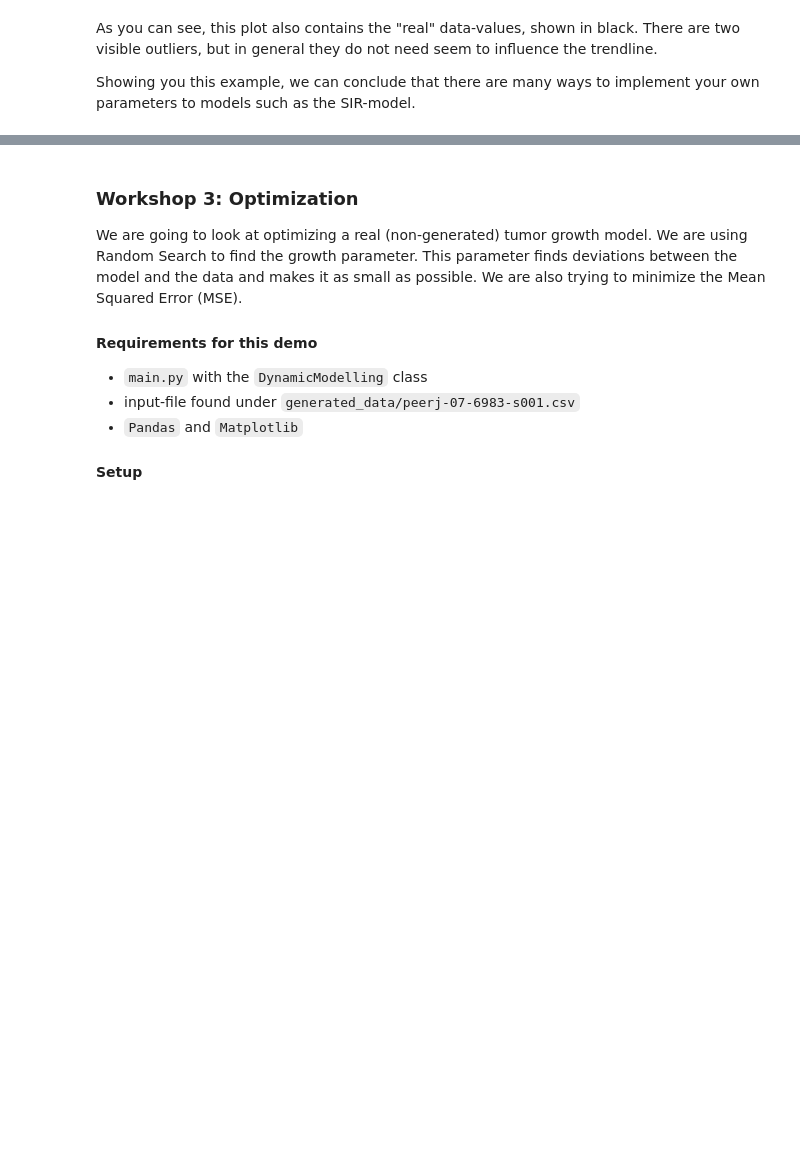
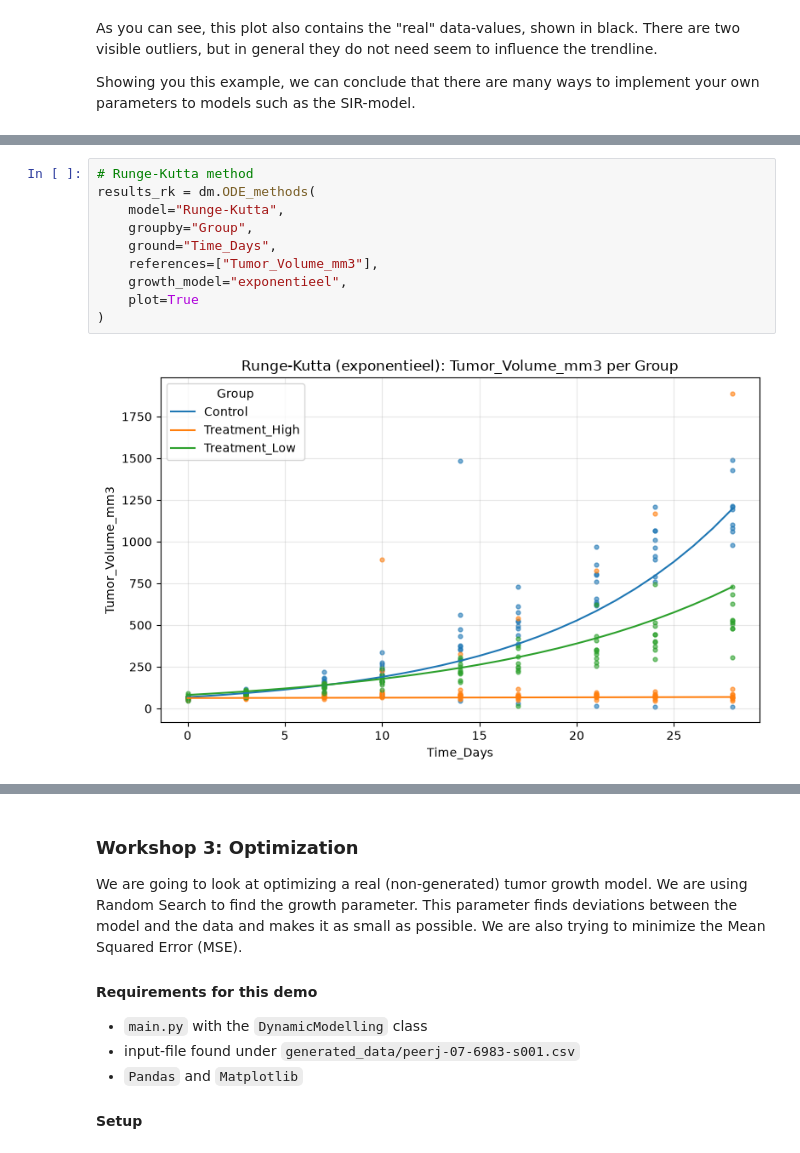
Before and after one commit to emielbosma/case1_modelleren, a Jupyter notebook: Usecase_example.ipynb, the cells around one changed output, grey strips where cells are left out. Drawn from its saved outputs; the diff is of its cells as text; blank space fills up the shorter version.

```diff
--- a/Usecase_example.ipynb
+++ b/Usecase_example.ipynb
@@ -64,0 +113,12 @@ Showing you this example, we can conclude that there are many ways to implement
+# %%
+# Runge-Kutta method
+results_rk = dm.ODE_methods(
+    model="Runge-Kutta",
+    groupby="Group",
+    ground="Time_Days",
+    references=["Tumor_Volume_mm3"],
+    growth_model="exponentieel",
+    plot=True
+)
+# %% [output]
+[figure, added]
```
Also changed, not shown: parts of 14 cells of this notebook, 2 other files.
